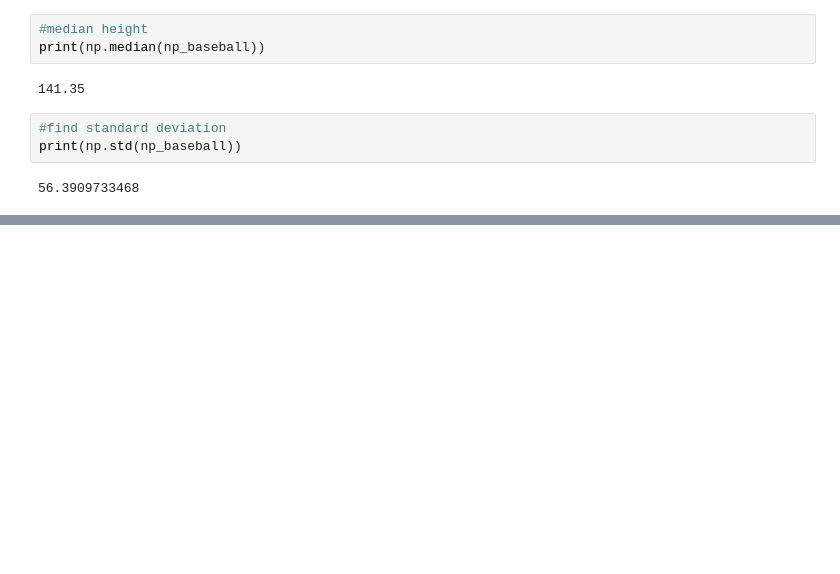
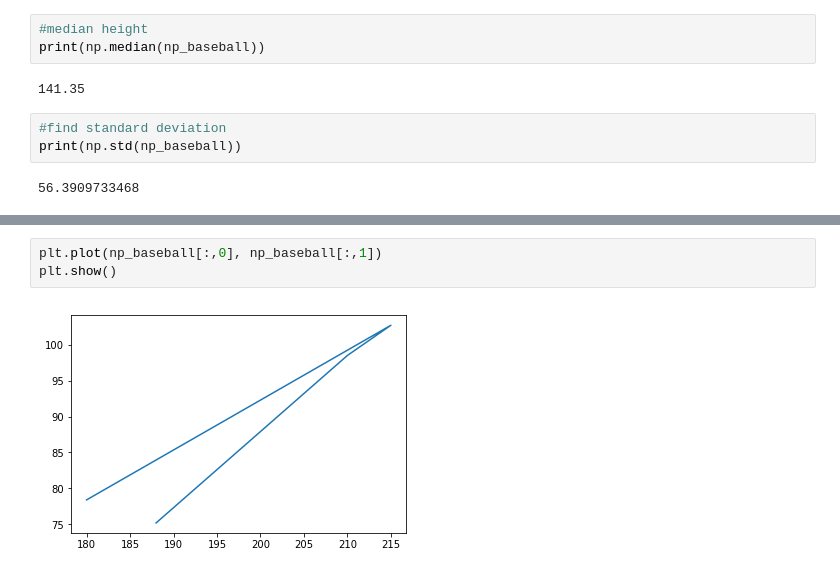
Before and after one commit to shayanray/myjupyternotebooks, a Jupyter notebook: Intro to Numpy-Matplotlib-Pandas.ipynb, the cells around one changed output, grey strips where cells are left out. Saved outputs shown, nothing was run; the diff lists cells and outputs as text; blank space fills up the shorter version.

```diff
--- a/Intro to Numpy-Matplotlib-Pandas.ipynb
+++ b/Intro to Numpy-Matplotlib-Pandas.ipynb
@@ -84,0 +93,5 @@ print(np.std(np_baseball))
+# %%
+plt.plot(np_baseball[:,0], np_baseball[:,1])
+plt.show()
+# %% [output]
+[figure, added]
```
Also changed, not shown: parts of 7 cells of this notebook.
